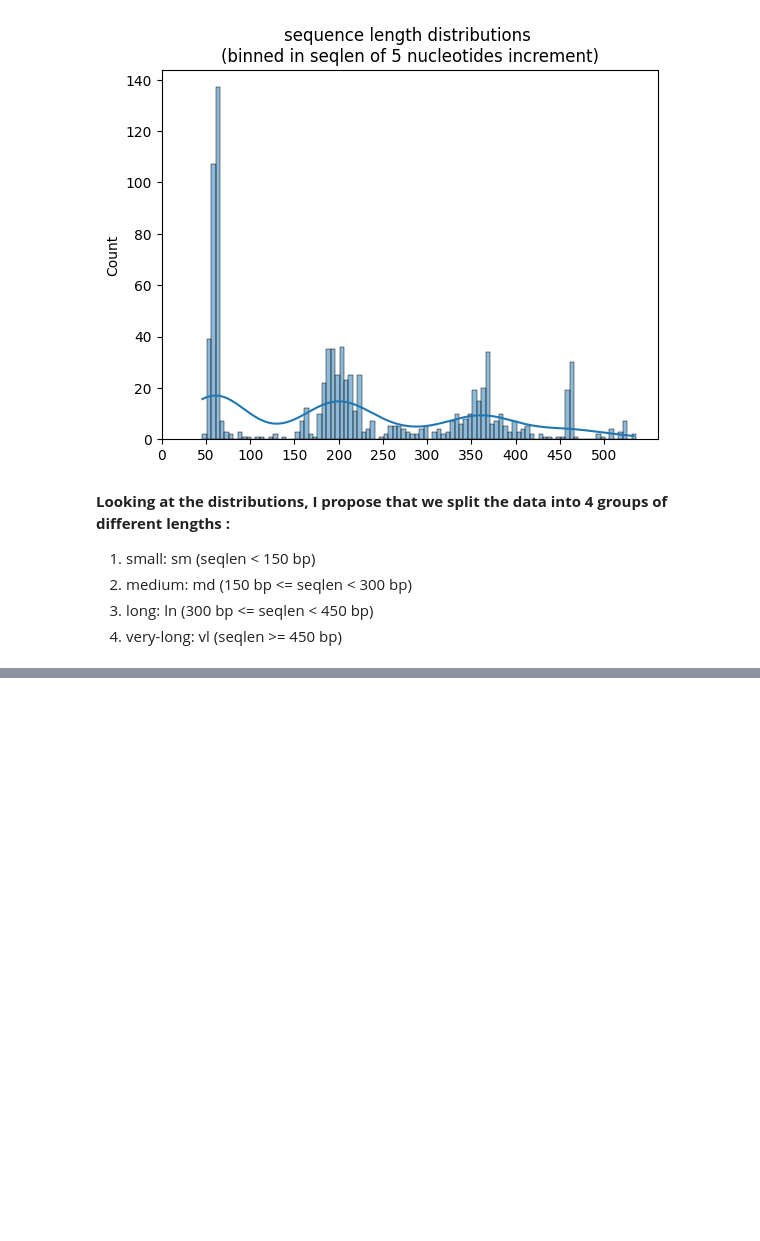
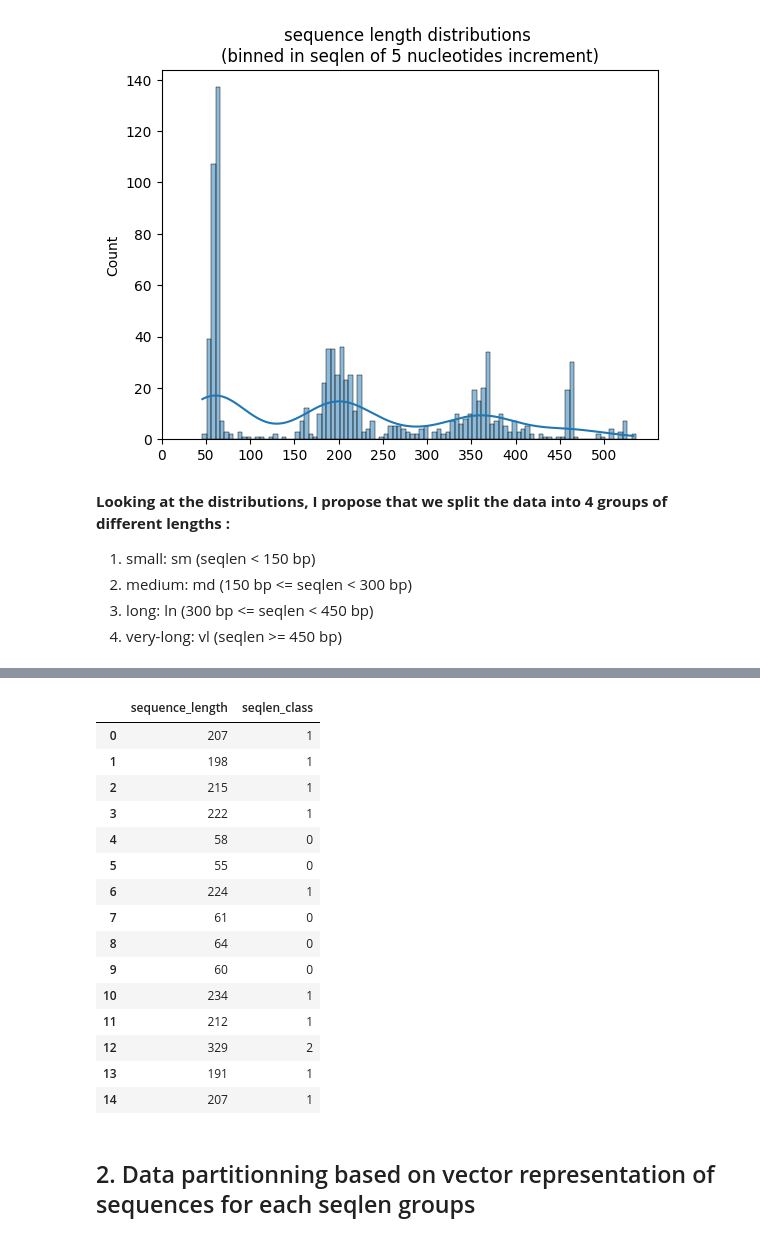
Before and after one commit to simlal/data-mining-assignments_bin710, a Jupyter notebook: dev4_descriptive-funcs/TP4_soln.ipynb, the cells around one changed output, grey strips where cells are left out. Drawn from its saved outputs; the diff is of its cells as text; code cells hidden in the pictures; blank space fills up the shorter version.

```diff
--- a/dev4_descriptive-funcs/TP4_soln.ipynb
+++ b/dev4_descriptive-funcs/TP4_soln.ipynb
@@ -314,0 +383,22 @@ ax.set(xlabel="")
+# %%
+# Validating our classes
+df[["sequence_length", "seqlen_class"]].head(15)
+# %% [output]
+|  | sequence_length | seqlen_class |
+| 0 | 207 | 1 |
+| 1 | 198 | 1 |
+| 2 | 215 | 1 |
+| 3 | 222 | 1 |
+| 4 | 58 | 0 |
+| 5 | 55 | 0 |
+| 6 | 224 | 1 |
+| 7 | 61 | 0 |
+| 8 | 64 | 0 |
+| 9 | 60 | 0 |
+| 10 | 234 | 1 |
+| 11 | 212 | 1 |
+| 12 | 329 | 2 |
+| 13 | 191 | 1 |
+| 14 | 207 | 1 |
+# %% [markdown]
+## 2. Data partitionning based on vector representation of sequences for each seqlen groups
```
Also changed, not shown: parts of 20 cells of this notebook.
